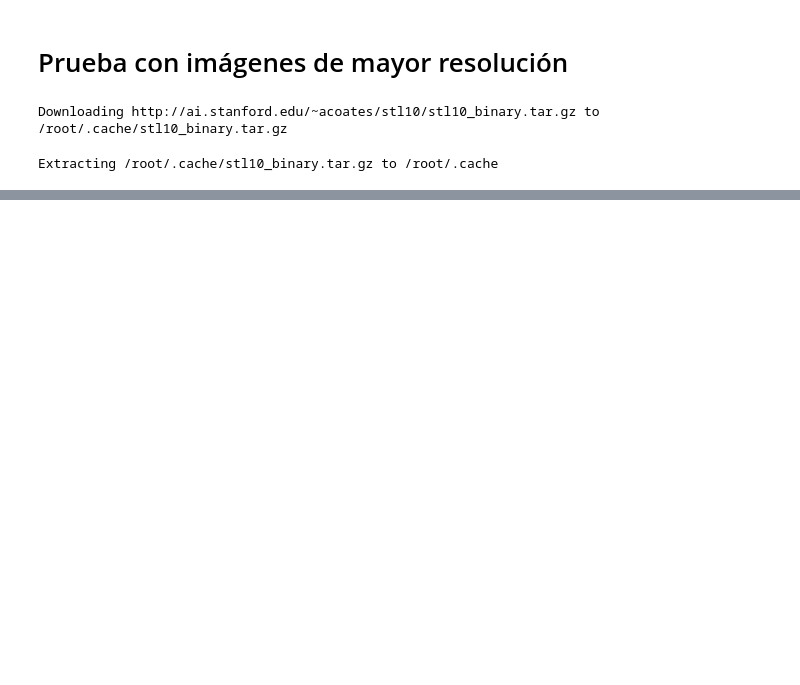
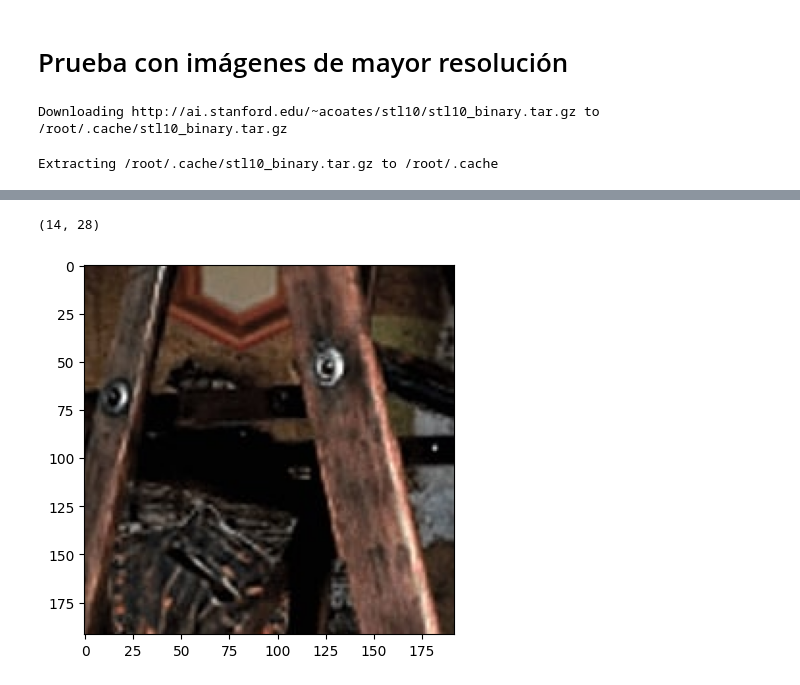
Before and after one commit to theviderlab/computer_vision, a Jupyter notebook: notebooks/clip/CLIP.ipynb, the cells around one changed output, grey strips where cells are left out. Saved outputs shown, nothing was run; the diff lists cells and outputs as text; code cells hidden in the pictures; blank space fills up the shorter version.

```diff
--- a/notebooks/clip/CLIP.ipynb
+++ b/notebooks/clip/CLIP.ipynb
@@ -345 +351,19 @@ prob_matrix = np.zeros((num_patches_y - 2, num_patches_x - 2))
+# %%
+prob_matrix.shape
+# %% [output]
+(14, 28)
+# %%
+j=3
+i=5
+left = j * patch_dim
+upper = i * patch_dim
+right = left + dim_sample * patch_dim
+lower = upper + dim_sample * patch_dim
+
+# Extraer la región de la imagen
+region = image.crop((left, upper, right, lower))
+plt.imshow(region)
+plt.show()
+# %% [output]
+[figure, added]
 # %%
```
Also changed, not shown: parts of 18 cells of this notebook.
